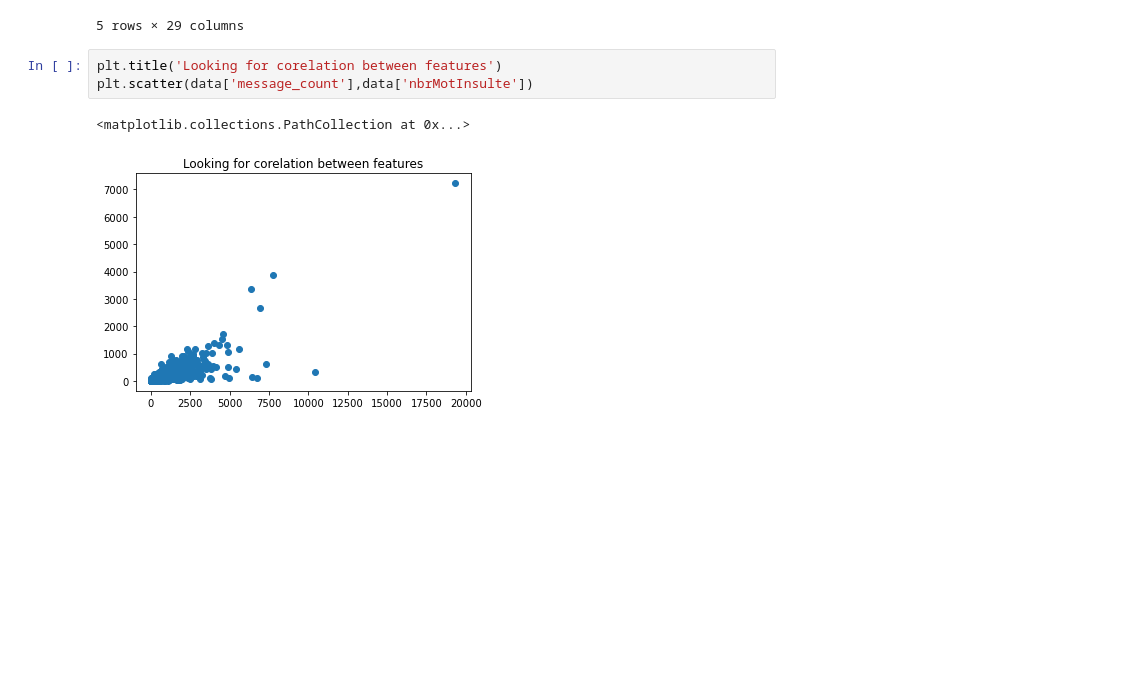
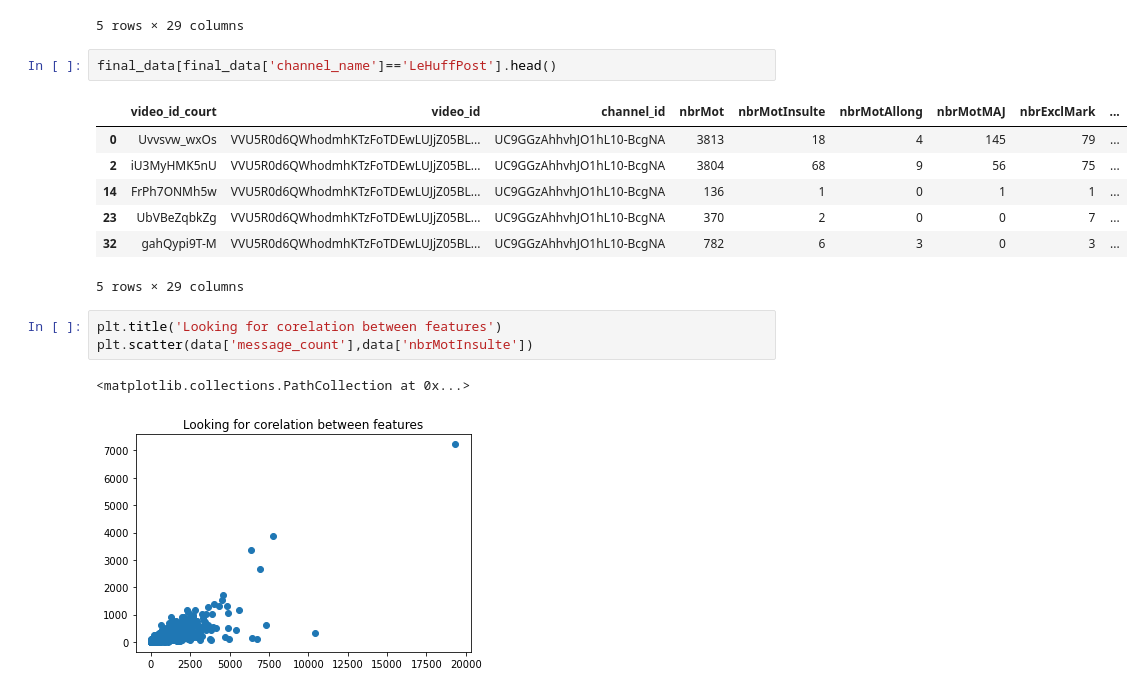
Before and after one commit to Esbrouffes/MLChall1, a Jupyter notebook: Chall 2/Max challenge 2.ipynb, the cells around one changed output. Drawn from its saved outputs; the diff is of its cells as text; blank space fills up the shorter version.

```diff
--- a/Chall 2/Max challenge 2.ipynb
+++ b/Chall 2/Max challenge 2.ipynb
@@ -26,6 +26,16 @@ final_data.head()
 | 3 | ZUim3AeURtk | VVViWjBDc3I5b3c2WGprZGQ1NDJPbWh3L... | UCbZ0Csr9ow6Xjkdd542Omhw | 4 | 0 | 1 | 2 | 0 | ... |
 | 4 | n5Tg2vhLCAM | VVVoWldzNlBKWTBoTkQzODRkMl9ScmhRL... | UChZWs6PJY0hND384d2_RrhQ | 737 | 3 | 1 | 18 | 5 | ... |
 5 rows × 29 columns
+# %%
+final_data[final_data['channel_name']=='LeHuffPost'].head()
+# %% [output]
+|  | video_id_court | video_id | channel_id | nbrMot | nbrMotInsulte | nbrMotAllong | nbrMotMAJ | nbrExclMark | ... |
+| 0 | Uvvsvw_wxOs | VVU5R0d6QWhodmhKTzFoTDEwLUJjZ05BL... | UC9GGzAhhvhJO1hL10-BcgNA | 3813 | 18 | 4 | 145 | 79 | ... |
+| 2 | iU3MyHMK5nU | VVU5R0d6QWhodmhKTzFoTDEwLUJjZ05BL... | UC9GGzAhhvhJO1hL10-BcgNA | 3804 | 68 | 9 | 56 | 75 | ... |
+| 14 | FrPh7ONMh5w | VVU5R0d6QWhodmhKTzFoTDEwLUJjZ05BL... | UC9GGzAhhvhJO1hL10-BcgNA | 136 | 1 | 0 | 1 | 1 | ... |
+| 23 | UbVBeZqbkZg | VVU5R0d6QWhodmhKTzFoTDEwLUJjZ05BL... | UC9GGzAhhvhJO1hL10-BcgNA | 370 | 2 | 0 | 0 | 7 | ... |
+| 32 | gahQypi9T-M | VVU5R0d6QWhodmhKTzFoTDEwLUJjZ05BL... | UC9GGzAhhvhJO1hL10-BcgNA | 782 | 6 | 3 | 0 | 3 | ... |
+5 rows × 29 columns
 # %%
 plt.title('Looking for corelation between features')
 plt.scatter(data['message_count'],data['nbrMotInsulte'])
```
Also changed, not shown: parts of 11 cells of this notebook, 1 other file.
